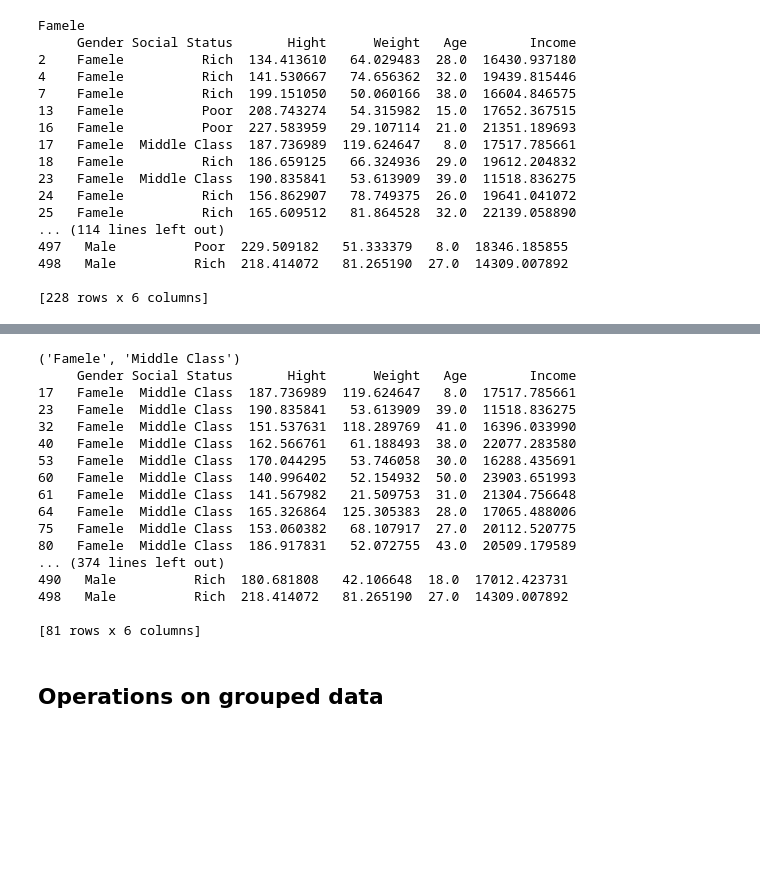
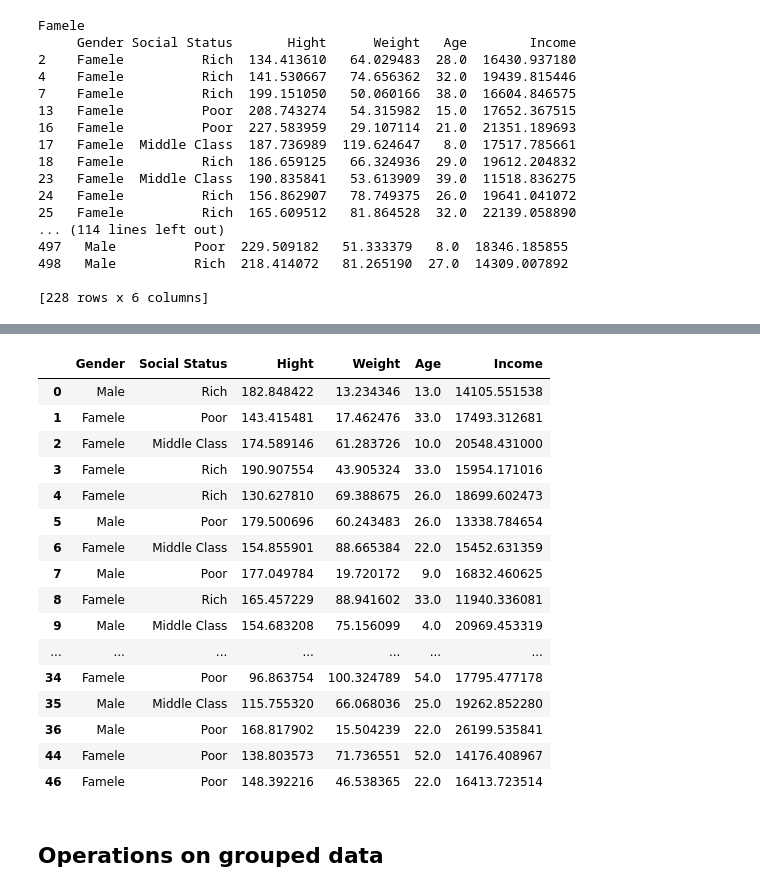
Before and after one commit to Garavirod/DataScience_with_python, a Jupyter notebook: DataCleaning/DataAgrupation.ipynb, the cells around one changed output, grey strips where cells are left out. Cells and saved outputs as stored; diff of their text form; code cells hidden in the pictures; blank space fills up the shorter version.

```diff
--- a/DataCleaning/T2_3_DataCleaning_DataAgrupation.ipynb
+++ b/DataCleaning/DataAgrupation.ipynb
@@ -118,25 +123,24 @@ grouped_gender.get_group("Famele")
 # %%
 double_group = data.groupby(["Gender","Social Status"])
+double_group.head()
+# %% [output]
+|  | Gender | Social Status | Hight | Weight | Age | Income |
+| 0 | Male | Rich | 182.848422 | 13.234346 | 13.0 | 14105.551538 |
+| 1 | Famele | Poor | 143.415481 | 17.462476 | 33.0 | 17493.312681 |
+| 2 | Famele | Middle Class | 174.589146 | 61.283726 | 10.0 | 20548.431000 |
+| 3 | Famele | Rich | 190.907554 | 43.905324 | 33.0 | 15954.171016 |
+| 4 | Famele | Rich | 130.627810 | 69.388675 | 26.0 | 18699.602473 |
+| 5 | Male | Poor | 179.500696 | 60.243483 | 26.0 | 13338.784654 |
+| 6 | Famele | Middle Class | 154.855901 | 88.665384 | 22.0 | 15452.631359 |
+| 7 | Male | Poor | 177.049784 | 19.720172 | 9.0 | 16832.460625 |
+| 8 | Famele | Rich | 165.457229 | 88.941602 | 33.0 | 11940.336081 |
+| 9 | Male | Middle Class | 154.683208 | 75.156099 | 4.0 | 20969.453319 |
+| ... | ... | ... | ... | ... | ... | ... |
+| 34 | Famele | Poor | 96.863754 | 100.324789 | 54.0 | 17795.477178 |
+| 35 | Male | Middle Class | 115.755320 | 66.068036 | 25.0 | 19262.852280 |
+| 36 | Male | Poor | 168.817902 | 15.504239 | 22.0 | 26199.535841 |
+| 44 | Famele | Poor | 138.803573 | 71.736551 | 52.0 | 14176.408967 |
+| 46 | Famele | Poor | 148.392216 | 46.538365 | 22.0 | 16413.723514 |
-# %%
-printGroup(double_group)
-# %% [output]
-('Famele', 'Middle Class')
-     Gender Social Status       Hight      Weight   Age        Income
-17   Famele  Middle Class  187.736989  119.624647   8.0  17517.785661
-23   Famele  Middle Class  190.835841   53.613909  39.0  11518.836275
-32   Famele  Middle Class  151.537631  118.289769  41.0  16396.033990
-40   Famele  Middle Class  162.566761   61.188493  38.0  22077.283580
-53   Famele  Middle Class  170.044295   53.746058  30.0  16288.435691
-60   Famele  Middle Class  140.996402   52.154932  50.0  23903.651993
-61   Famele  Middle Class  141.567982   21.509753  31.0  21304.756648
-64   Famele  Middle Class  165.326864  125.305383  28.0  17065.488006
-75   Famele  Middle Class  153.060382   68.107917  27.0  20112.520775
-80   Famele  Middle Class  186.917831   52.072755  43.0  20509.179589
-... (374 lines left out)
-490   Male          Rich  180.681808   42.106648  18.0  17012.423731
-498   Male          Rich  218.414072   81.265190  27.0  14309.007892
-
-[81 rows x 6 columns]
 # %% [markdown]
 ## Operations on grouped data
 # %%
```
Also changed, not shown: parts of 8 cells of this notebook, 6 other files.
